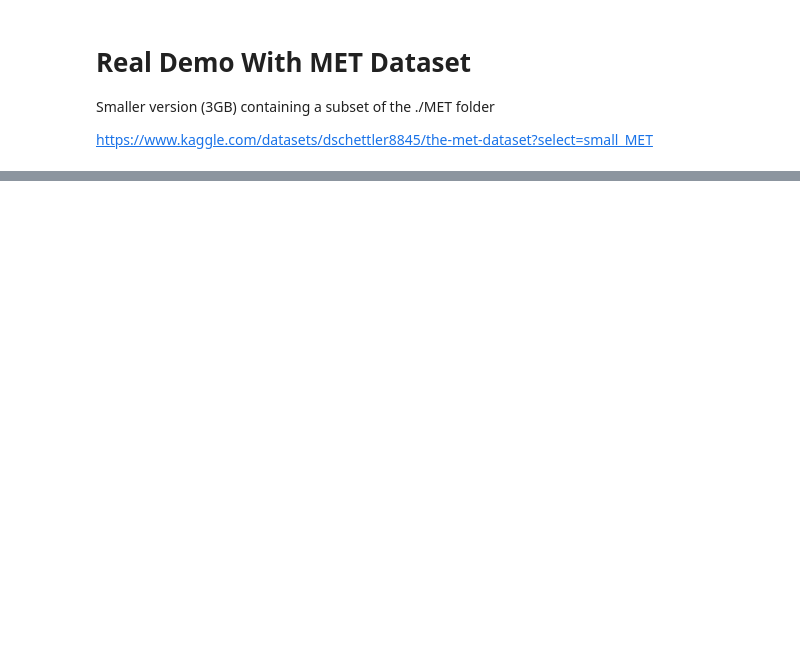
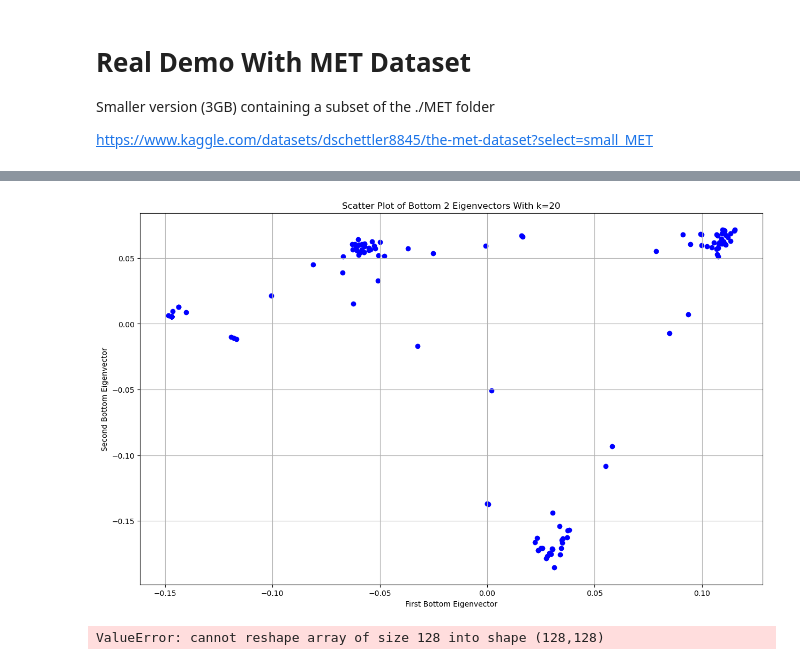
Before and after one commit to KevinBian107/laplacian_eigenmap_vis, a Jupyter notebook: met_explore.ipynb, the cells around one changed output, grey strips where cells are left out. Drawn from its saved outputs; the diff is of its cells as text; code cells hidden in the pictures; blank space fills up the shorter version.

```diff
--- a/met_explore.ipynb
+++ b/met_explore.ipynb
@@ -31,0 +54,5 @@ print(images_array.shape)  # Prints the shape of the array, e.g., (num_images, h
+# %%
+laplacian_eigenmap(images_array[0], 20, image_dim=128, random_sample_size=400)
+# %% [output]
+[figure, added]
+ValueError: cannot reshape array of size 128 into shape (128,128)
```
Also changed, not shown: parts of 4 cells of this notebook.
